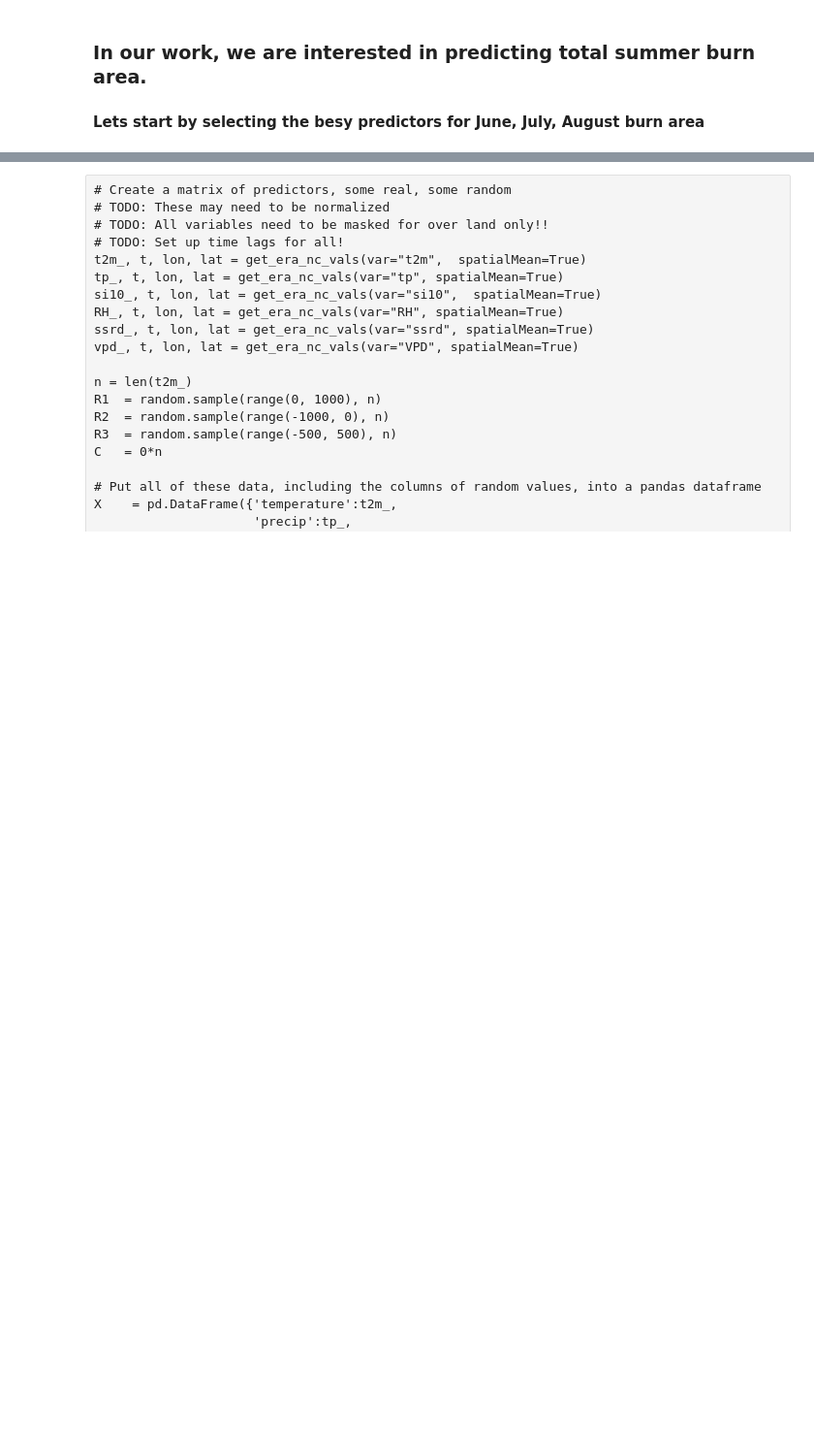
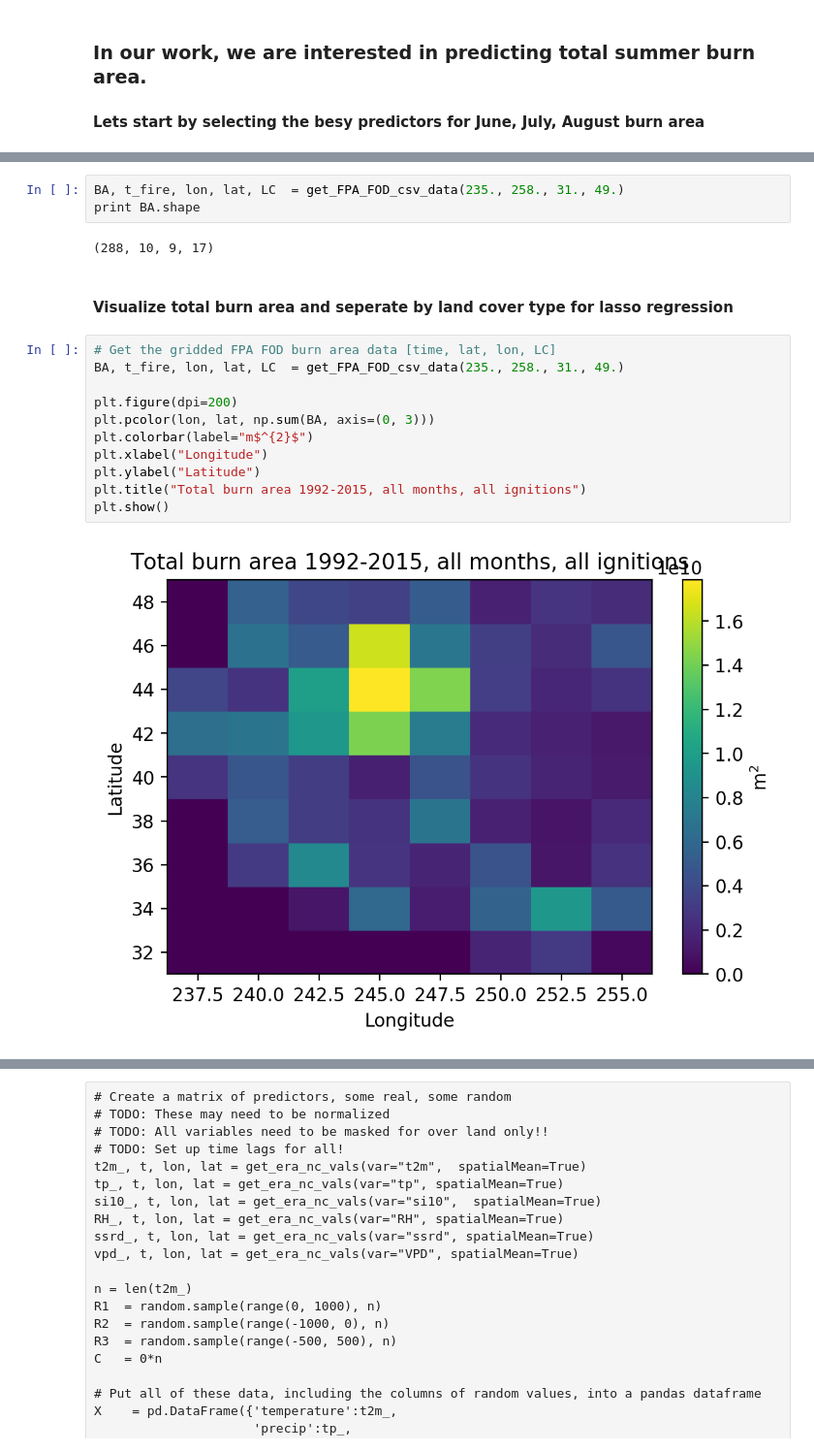
Before and after one commit to stevenjoelbrey/metSpread, a Jupyter notebook: Python/burn_area_met_selector.ipynb, the cells around one changed output, grey strips where cells are left out. Shown at 97% size. Saved outputs shown, nothing was run; the diff lists cells and outputs as text; blank space fills up the shorter version.

```diff
--- a/Python/burn_area_met_selector.ipynb
+++ b/Python/burn_area_met_selector.ipynb
@@ -89,0 +79,20 @@ plt.show()
+# %%
+BA, t_fire, lon, lat, LC  = get_FPA_FOD_csv_data(235., 258., 31., 49.)
+print BA.shape
+# %% [output]
+(288, 10, 9, 17)
+# %% [markdown]
+#### Visualize total burn area and seperate by land cover type for lasso regression
+# %%
+# Get the gridded FPA FOD burn area data [time, lat, lon, LC]
+BA, t_fire, lon, lat, LC  = get_FPA_FOD_csv_data(235., 258., 31., 49.)
+
+plt.figure(dpi=200)
+plt.pcolor(lon, lat, np.sum(BA, axis=(0, 3)))
+plt.colorbar(label="m$^{2}$")
+plt.xlabel("Longitude")
+plt.ylabel("Latitude")
+plt.title("Total burn area 1992-2015, all months, all ignitions")
+plt.show()
+# %% [output]
+[figure, added]
```
Also changed, not shown: parts of 27 cells of this notebook, 2 other files.
